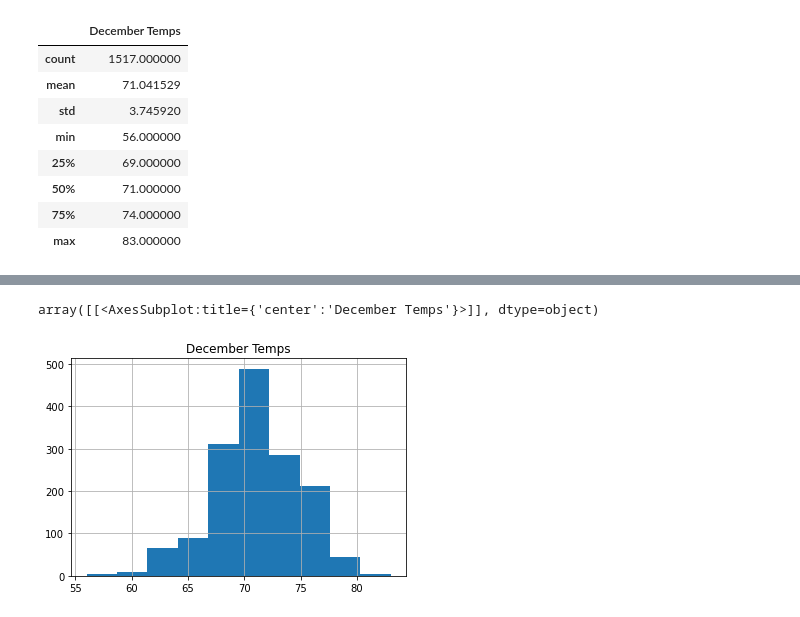
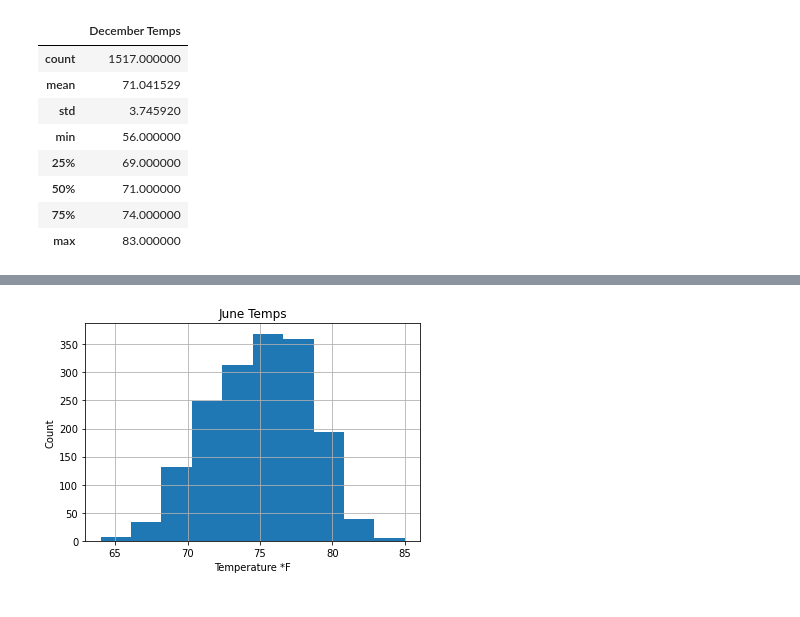
Before and after one commit to alecngai/09_Surfs_up, a Jupyter notebook: SurfsUp_Challenge.ipynb, the cells around one changed output, grey strips where cells are left out. Drawn from its saved outputs; the diff is of its cells as text; code cells hidden in the pictures.

```diff
--- a/SurfsUp_Challenge.ipynb
+++ b/SurfsUp_Challenge.ipynb
@@ -85,5 +81,7 @@ array([[<AxesSubplot:title={'center':'June Temps'}>]], dtype=object)
-# %%
-December_temps_list_df.hist()
-# %% [output]
-array([[<AxesSubplot:title={'center':'December Temps'}>]], dtype=object)
-[figure, removed]
+# %%
+June_temps_list_df.hist()
+pl.xlabel("Temperature *F")
+pl.ylabel("Count")
+pl.savefig("Resources/June_hist.png", facecolor='white')
+# %% [output]
+[figure, added]
```
Also changed, not shown: parts of 5 cells of this notebook, 4 other files.
